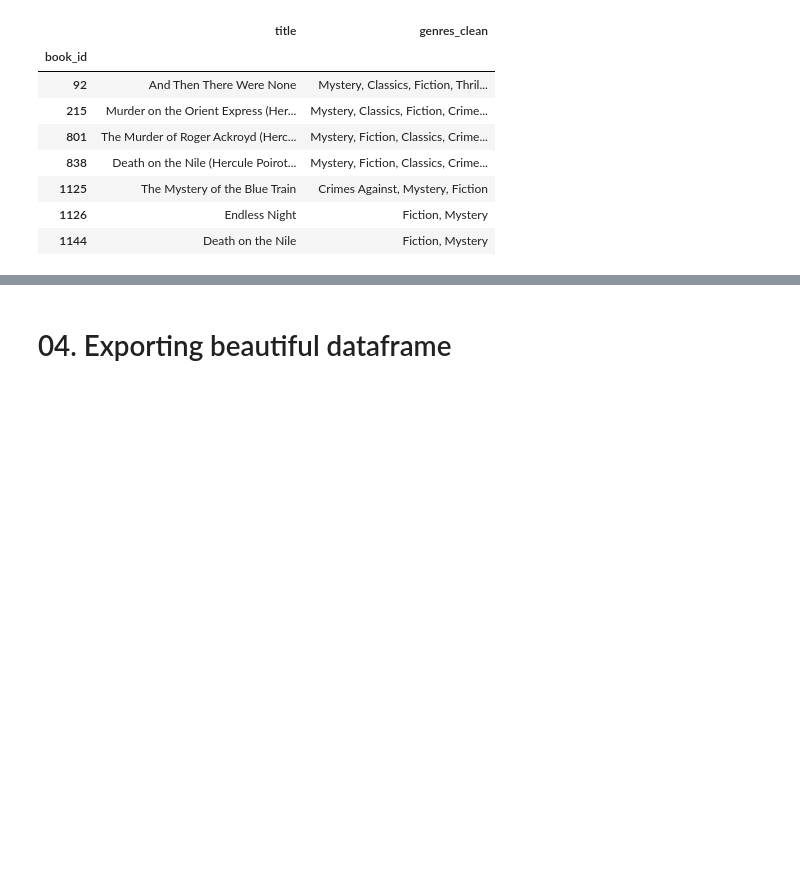
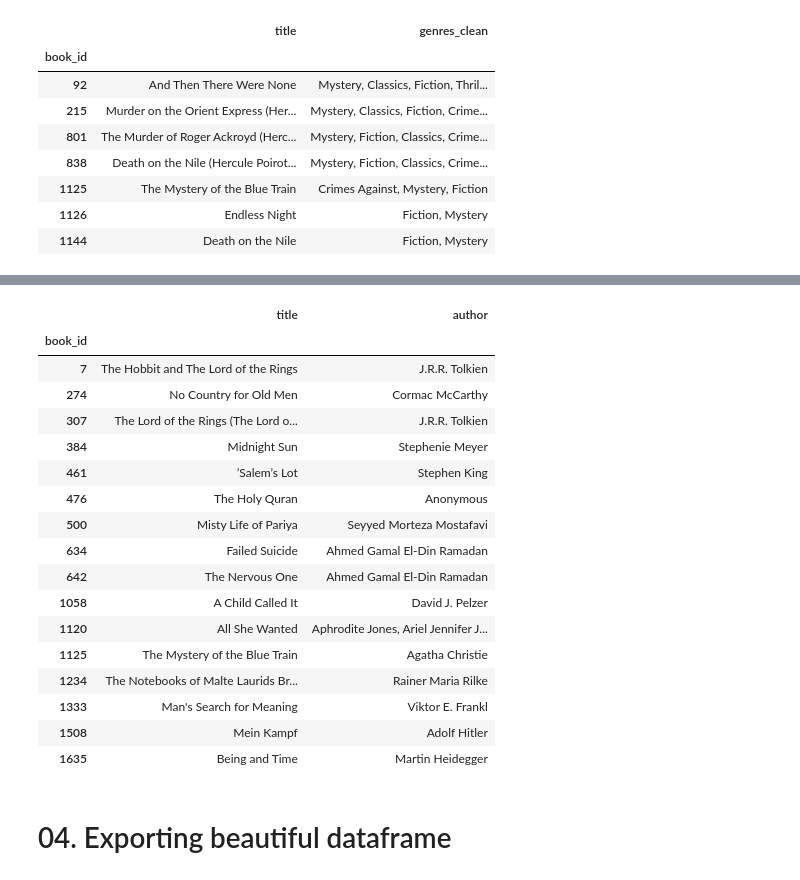
Before and after one commit to Hina-Haq/The_Reading_Room, a Jupyter notebook: 02. Notebooks/Database_Streamlit_Cleaning.ipynb, the cells around one changed output, grey strips where cells are left out. Saved outputs shown, nothing was run; the diff lists cells and outputs as text; code cells hidden in the pictures; blank space fills up the shorter version.

```diff
--- a/02. Notebooks/Database_Streamlit_Cleaning.ipynb
+++ b/02. Notebooks/Database_Streamlit_Cleaning.ipynb
@@ -83,0 +231,40 @@ books[books['author'].str.contains('Agatha Christie', case=False)][['title', 'ge
+# %%
+# correcting title columns for roman caracters and other corrections
+title_corrections = {
+    'J.R.R. Tolkien 4-Book Boxed Set: The Hobbit and The Lord of the Rings': 'The Hobbit and The Lord of the Rings',
+    '[No Country for Old Men] (By: Cormac McCarthy) [published: December, 2007]': 'No Country for Old Men',
+    'Midnight Sun [2008 Draft]': 'Midnight Sun',
+    "'Salem's Lot": "Salem's Lot",
+    'القرآن الكريم': 'The Holy Quran',
+    'زندگی مه آلود پریا': 'Misty Life of Pariya',
+    'انتحار فاشل': 'Failed Suicide',
+    'العصبي': 'The Nervous One',
+    'A child called "it': 'A Child Called It',
+    'Die Aufzeichnungen des Malte Laurids Brigge': 'The Notebooks of Malte Laurids Brigge',
+    '... Trotzdem Ja zum Leben sagen': "Man's Search for Meaning",
+    'Sein und Zeit': 'Being and Time',
+}
+
+books['title'] = books['title'].replace(title_corrections)
+# %%
+# checking if the corrections were done
+books.loc[[7, 274, 307, 384, 461, 476, 500, 634, 642, 1058, 1120, 1125, 1234, 1333, 1508, 1635], ['title', 'author']]
+# %% [output]
+|  | title | author |
+| book_id |  |  |
+| 7 | The Hobbit and The Lord of the Rings | J.R.R. Tolkien |
+| 274 | No Country for Old Men | Cormac McCarthy |
+| 307 | The Lord of the Rings (The Lord o... | J.R.R. Tolkien |
+| 384 | Midnight Sun | Stephenie Meyer |
+| 461 | ’Salem’s Lot | Stephen King |
+| 476 | The Holy Quran | Anonymous |
+| 500 | Misty Life of Pariya | Seyyed Morteza Mostafavi |
+| 634 | Failed Suicide | Ahmed Gamal El-Din Ramadan |
+| 642 | The Nervous One | Ahmed Gamal El-Din Ramadan |
+| 1058 | A Child Called It | David J. Pelzer |
+| 1120 | All She Wanted | Aphrodite Jones, Ariel Jennifer J... |
+| 1125 | The Mystery of the Blue Train | Agatha Christie |
+| 1234 | The Notebooks of Malte Laurids Br... | Rainer Maria Rilke |
+| 1333 | Man's Search for Meaning | Viktor E. Frankl |
+| 1508 | Mein Kampf | Adolf Hitler |
+| 1635 | Being and Time | Martin Heidegger |
```
Also changed, not shown: parts of 18 cells of this notebook, 1 other file.
